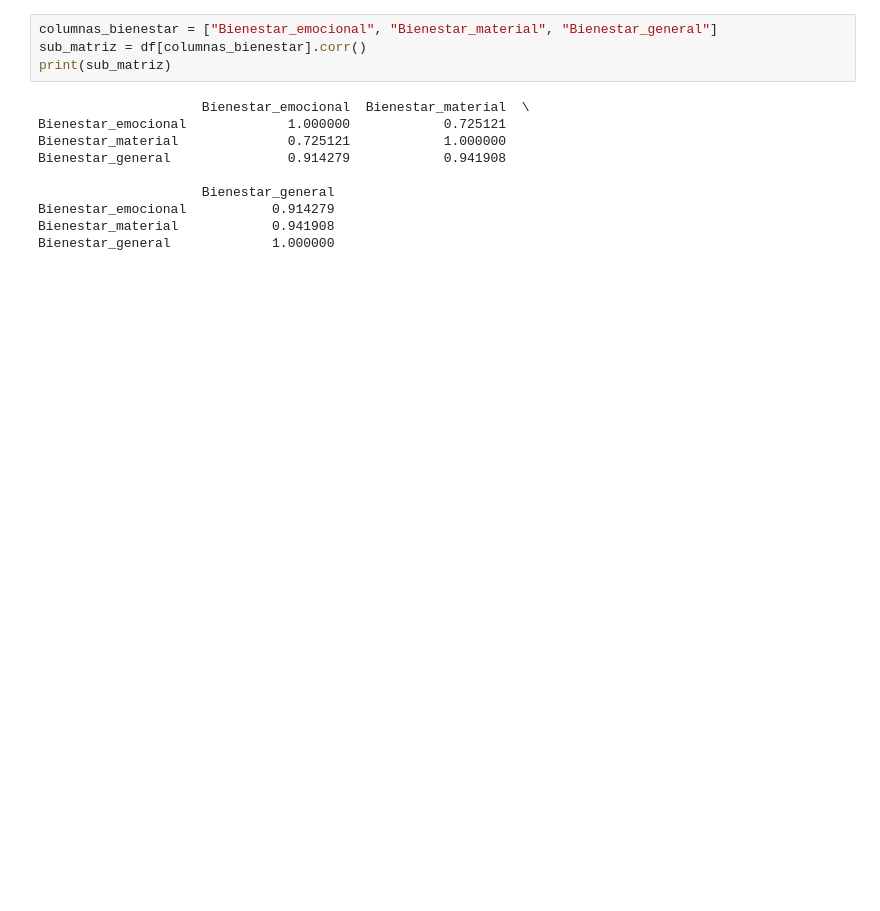
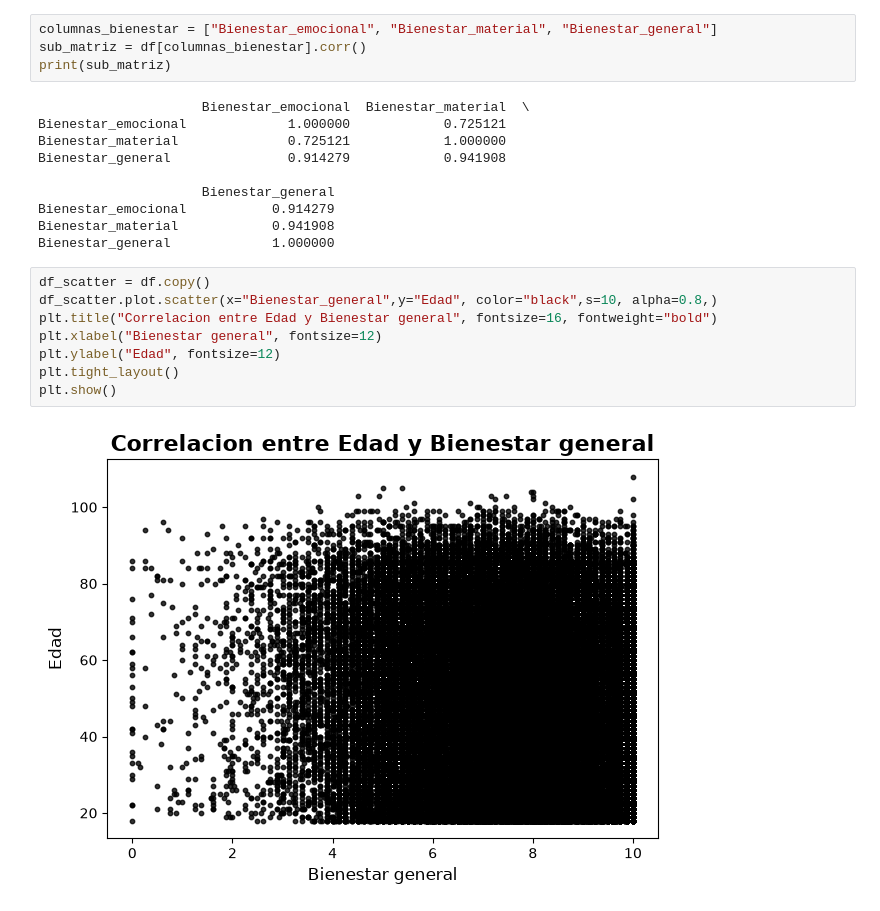
Before and after one commit to Trio-Maravilla/Primer-Proyecto-, a Jupyter notebook: notebooks/data_analysis_Leo.ipynb, the cells around one changed output. Saved outputs shown, nothing was run; the diff lists cells and outputs as text; blank space fills up the shorter version.

Commit message:
" primeros graficos de correlaciones"

```diff
--- a/notebooks/data_analysis_Leo.ipynb
+++ b/notebooks/data_analysis_Leo.ipynb
@@ -107,3 +107,13 @@ Bienestar_general               0.914279            0.941908
 Bienestar_emocional           0.914279
 Bienestar_material            0.941908
 Bienestar_general             1.000000
+# %%
+df_scatter = df.copy()
+df_scatter.plot.scatter(x="Bienestar_general",y="Edad", color="black",s=10, alpha=0.8,)
+plt.title("Correlacion entre Edad y Bienestar general", fontsize=16, fontweight="bold")
+plt.xlabel("Bienestar general", fontsize=12)
+plt.ylabel("Edad", fontsize=12)
+plt.tight_layout()
+plt.show()
+# %% [output]
+[figure, added]
```
Also changed, not shown: parts of 5 cells of this notebook.
